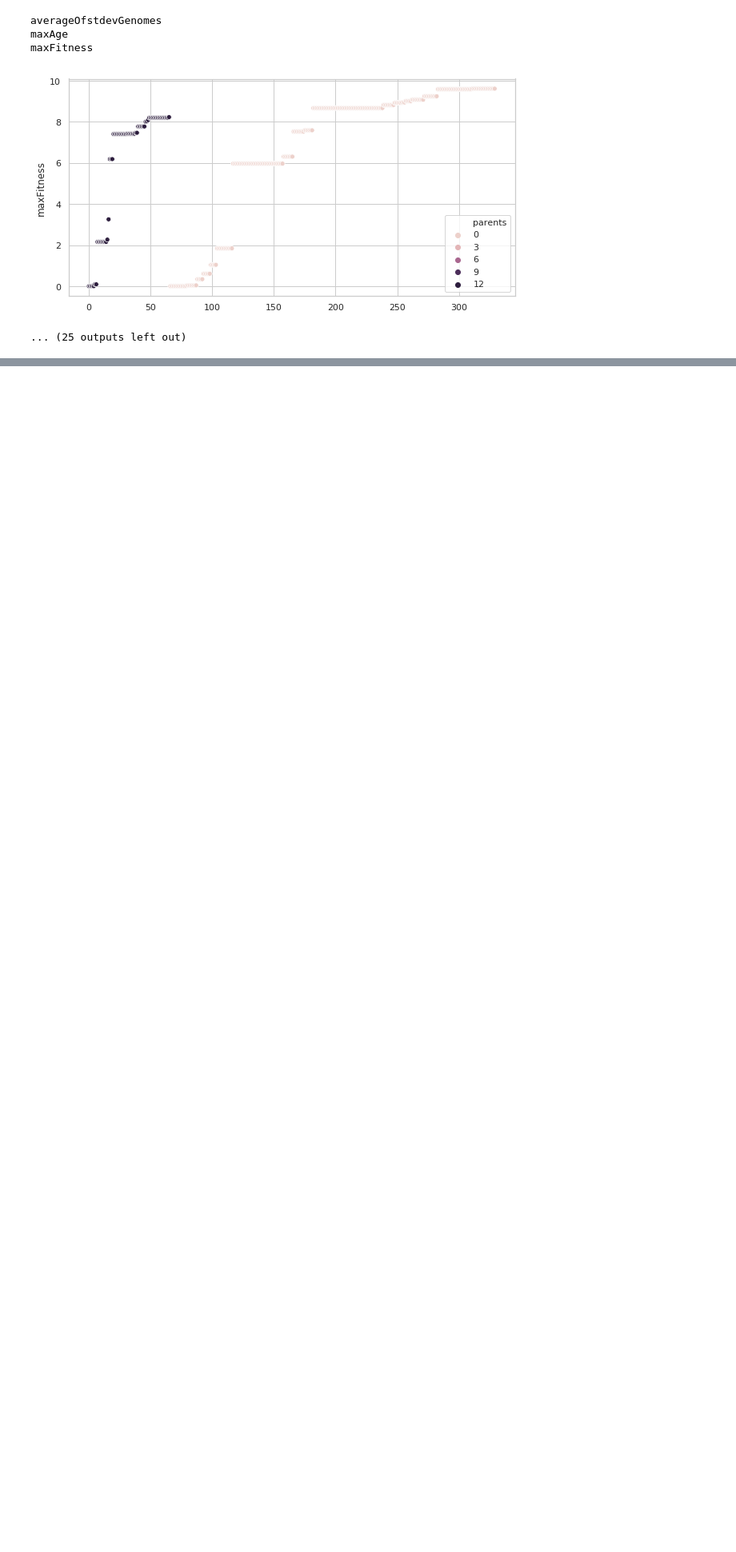
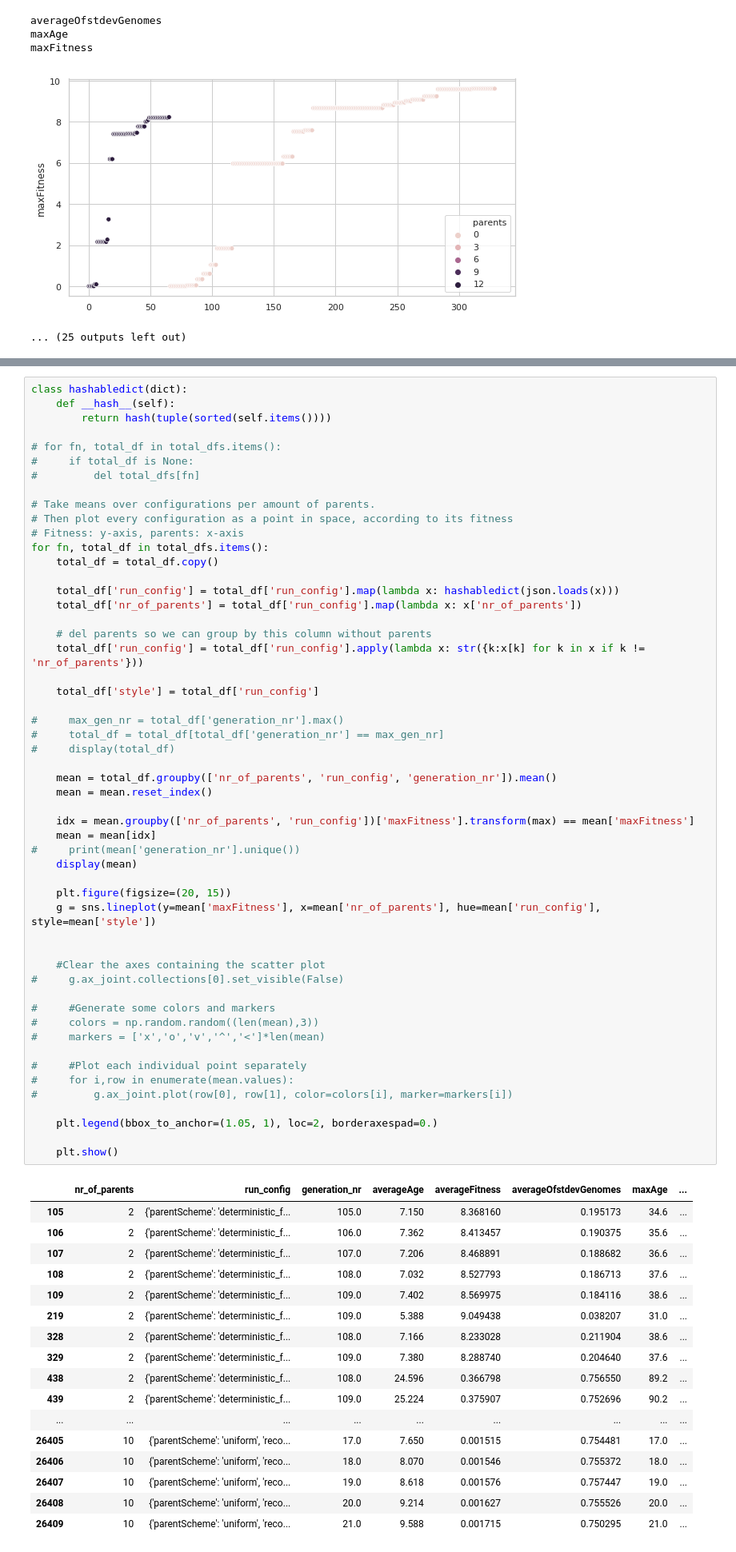
Before and after one commit to deZakelijke/Evolutionary_Computing, a Jupyter notebook: src/algorithm_analysis.ipynb, the cells around one changed output, grey strips where cells are left out. Shown at 80% size. Cells and saved outputs as stored; diff of their text form; blank space fills up the shorter version.

```diff
--- a/src/algorithm_analysis.ipynb
+++ b/src/algorithm_analysis.ipynb
@@ -373,0 +346,71 @@ maxFitness
+# %%
+class hashabledict(dict):
+    def __hash__(self):
+        return hash(tuple(sorted(self.items())))
+
+# for fn, total_df in total_dfs.items():
+#     if total_df is None:
+#         del total_dfs[fn]
+
+# Take means over configurations per amount of parents.
+# Then plot every configuration as a point in space, according to its fitness
+# Fitness: y-axis, parents: x-axis
+for fn, total_df in total_dfs.items():
+    total_df = total_df.copy()
+
+    total_df['run_config'] = total_df['run_config'].map(lambda x: hashabledict(json.loads(x)))
+    total_df['nr_of_parents'] = total_df['run_config'].map(lambda x: x['nr_of_parents'])
+
+    # del parents so we can group by this column without parents
+    total_df['run_config'] = total_df['run_config'].apply(lambda x: str({k:x[k] for k in x if k != 'nr_of_parents'}))
+
+    total_df['style'] = total_df['run_config']
+
+#     max_gen_nr = total_df['generation_nr'].max()
+#     total_df = total_df[total_df['generation_nr'] == max_gen_nr]
+#     display(total_df)
+
+    mean = total_df.groupby(['nr_of_parents', 'run_config', 'generation_nr']).mean()
+    mean = mean.reset_index()
+
+    idx = mean.groupby(['nr_of_parents', 'run_config'])['maxFitness'].transform(max) == mean['maxFitness']
+    mean = mean[idx]
+#     print(mean['generation_nr'].unique())
+    display(mean)
+
+    plt.figure(figsize=(20, 15))
+    g = sns.lineplot(y=mean['maxFitness'], x=mean['nr_of_parents'], hue=mean['run_config'], style=mean['style'])
+
+
+    #Clear the axes containing the scatter plot
+#     g.ax_joint.collections[0].set_visible(False)
+
+#     #Generate some colors and markers
+#     colors = np.random.random((len(mean),3))
+#     markers = ['x','o','v','^','<']*len(mean)
+
+#     #Plot each individual point separately
+#     for i,row in enumerate(mean.values):
+#         g.ax_joint.plot(row[0], row[1], color=colors[i], marker=markers[i])
+
+    plt.legend(bbox_to_anchor=(1.05, 1), loc=2, borderaxespad=0.)
+
+    plt.show()
+# %% [output]
+|  | nr_of_parents | run_config | generation_nr | averageAge | averageFitness | averageOfstdevGenomes | maxAge | ... |
+| 105 | 2 | {'parentScheme': 'deterministic_f... | 105.0 | 7.150 | 8.368160 | 0.195173 | 34.6 | ... |
+| 106 | 2 | {'parentScheme': 'deterministic_f... | 106.0 | 7.362 | 8.413457 | 0.190375 | 35.6 | ... |
+| 107 | 2 | {'parentScheme': 'deterministic_f... | 107.0 | 7.206 | 8.468891 | 0.188682 | 36.6 | ... |
+| 108 | 2 | {'parentScheme': 'deterministic_f... | 108.0 | 7.032 | 8.527793 | 0.186713 | 37.6 | ... |
+| 109 | 2 | {'parentScheme': 'deterministic_f... | 109.0 | 7.402 | 8.569975 | 0.184116 | 38.6 | ... |
+| 219 | 2 | {'parentScheme': 'deterministic_f... | 109.0 | 5.388 | 9.049438 | 0.038207 | 31.0 | ... |
+| 328 | 2 | {'parentScheme': 'deterministic_f... | 108.0 | 7.166 | 8.233028 | 0.211904 | 38.6 | ... |
+| 329 | 2 | {'parentScheme': 'deterministic_f... | 109.0 | 7.380 | 8.288740 | 0.204640 | 37.6 | ... |
+| 438 | 2 | {'parentScheme': 'deterministic_f... | 108.0 | 24.596 | 0.366798 | 0.756550 | 89.2 | ... |
+| 439 | 2 | {'parentScheme': 'deterministic_f... | 109.0 | 25.224 | 0.375907 | 0.752696 | 90.2 | ... |
+| ... | ... | ... | ... | ... | ... | ... | ... | ... |
+| 26405 | 10 | {'parentScheme': 'uniform', 'reco... | 17.0 | 7.650 | 0.001515 | 0.754481 | 17.0 | ... |
+| 26406 | 10 | {'parentScheme': 'uniform', 'reco... | 18.0 | 8.070 | 0.001546 | 0.755372 | 18.0 | ... |
+| 26407 | 10 | {'parentScheme': 'uniform', 'reco... | 19.0 | 8.618 | 0.001576 | 0.757447 | 19.0 | ... |
+| 26408 | 10 | {'parentScheme': 'uniform', 'reco... | 20.0 | 9.214 | 0.001627 | 0.755526 | 20.0 | ... |
+| 26409 | 10 | {'parentScheme': 'uniform', 'reco... | 21.0 | 9.588 | 0.001715 | 0.750295 | 21.0 | ... |
```
Also changed, not shown: parts of 8 cells of this notebook.
